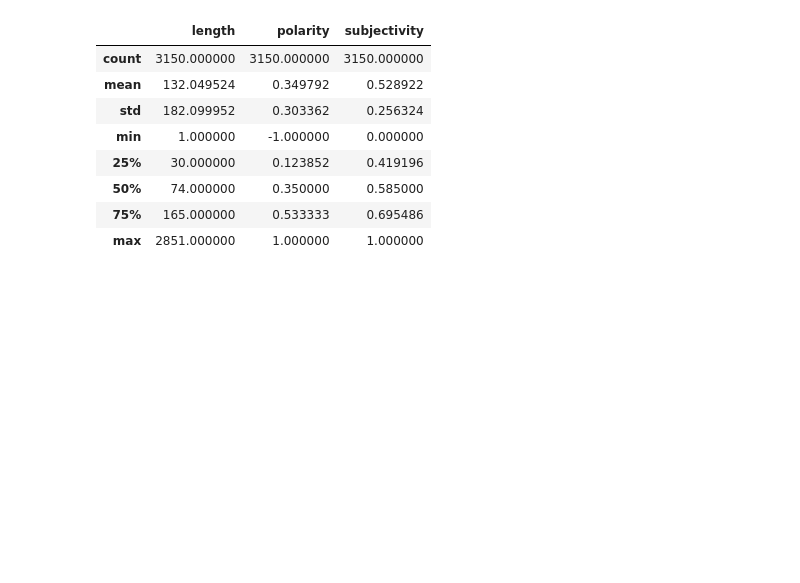
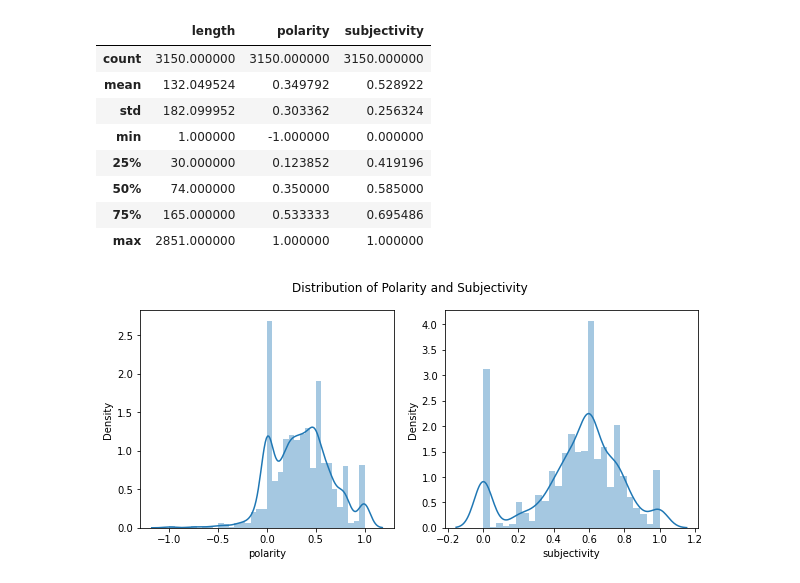
Before and after one commit to Abdelrhman2022/NLP-Preprocessing, a Jupyter notebook: Length, Polarity and Subjectivityt.ipynb, the cells around one changed output. Cells and saved outputs as stored; diff of their text form; code cells hidden in the pictures; blank space fills up the shorter version.

Commit message:
add visualization

```diff
--- a/Length, Polarity and Subjectivityt.ipynb
+++ b/Length, Polarity and Subjectivityt.ipynb
@@ -111,3 +118,18 @@ data[['length','polarity','subjectivity']].describe()
 | 50% | 74.000000 | 0.350000 | 0.585000 |
 | 75% | 165.000000 | 0.533333 | 0.695486 |
 | max | 2851.000000 | 1.000000 | 1.000000 |
+# %%
+## Visualizing Polarity and Subjectivity
+
+plt.rcParams['figure.figsize'] = (10, 4)
+
+plt.subplot(1, 2, 1)
+sns.distplot(data['polarity'])
+
+plt.subplot(1, 2, 2)
+sns.distplot(data['subjectivity'])
+
+plt.suptitle('Distribution of Polarity and Subjectivity')
+plt.show()
+# %% [output]
+[figure, added]
```
Also changed, not shown: parts of 2 cells of this notebook.
